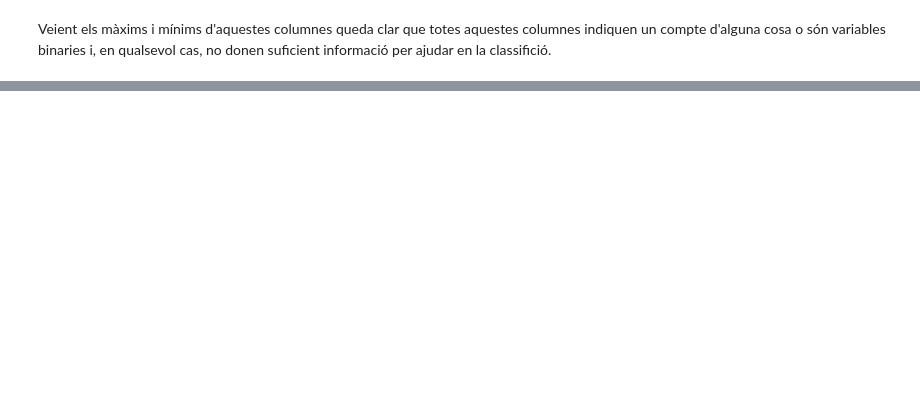
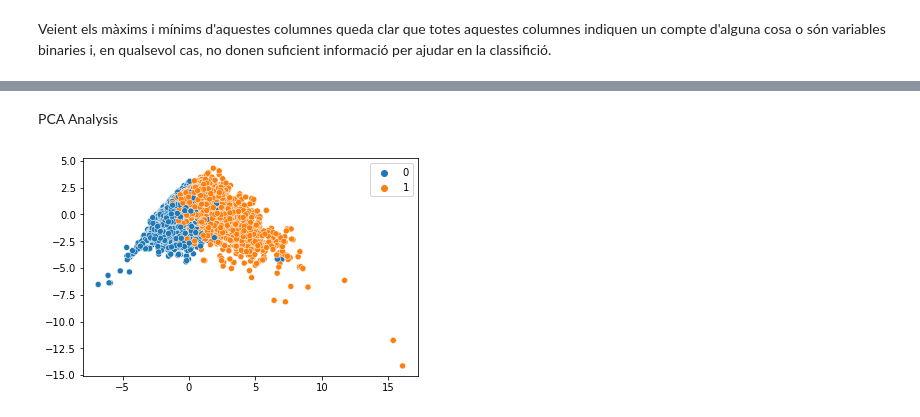
Before and after one commit to JordiMoralesCasas/WebPhishing-APC, a Jupyter notebook: WebPhishingAnalysis.ipynb, the cells around one changed output, grey strips where cells are left out. Cells and saved outputs as stored; diff of their text form; code cells hidden in the pictures; blank space fills up the shorter version.

```diff
--- a/WebPhishingAnalysis.ipynb
+++ b/WebPhishingAnalysis.ipynb
@@ -131,10 +149,7 @@ for i in range(x_train.shape[1]):
     x_v = np.reshape(x_v,(x_v.shape[0],1))
 
     regr = regression(x_t, y_train)
-    error = mse(y_val, regr.predict(x_v)) # calculem error
     r2 = r2_score(y_val, regr.predict(x_v))
 
     r2_table[i, 1] = r2
     r2_table[i, 0] = i
-
-r2_table[r2_table[:, 1].argsort()]
@@ -158,0 +209,23 @@ array([[ 4.70000000e+01, -7.20062871e-03],
+# %% [markdown]
+PCA Analysis
+# %%
+
+scaler = StandardScaler() # Standardize features by removing the mean and scaling to unit variance.
+#scaler = MinMaxScaler()
+
+scaled_X = scaler.fit_transform(X)
+
+X_torch = torch.tensor(scaled_X)
+Y_torch = torch.tensor(Y)
+
+V = torch.pca_lowrank(X_torch, q=None, center=False, niter=2)[2]
+pca = torch.matmul(X_torch, V[:, :2])
+
+
+class1 = (Y_torch == 0).flatten().tolist()
+class2 = (Y_torch == 1).flatten().tolist()
+
+
+sns.scatterplot(x = pca[:, 0], y = pca[:, 1], hue = Y.flatten());
+# %% [output]
+[figure, added]
```
Also changed, not shown: parts of 23 cells of this notebook.
